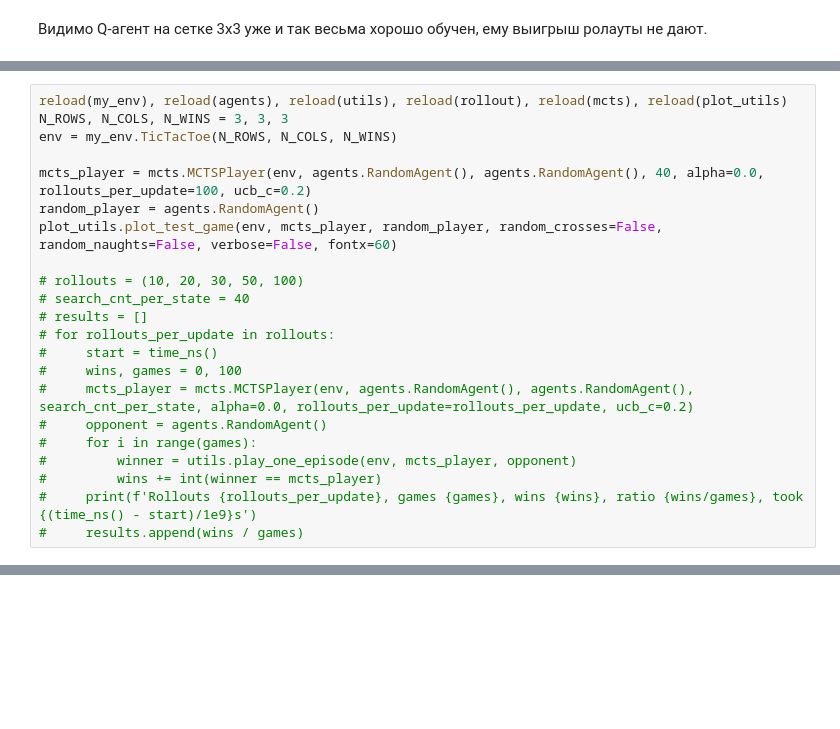
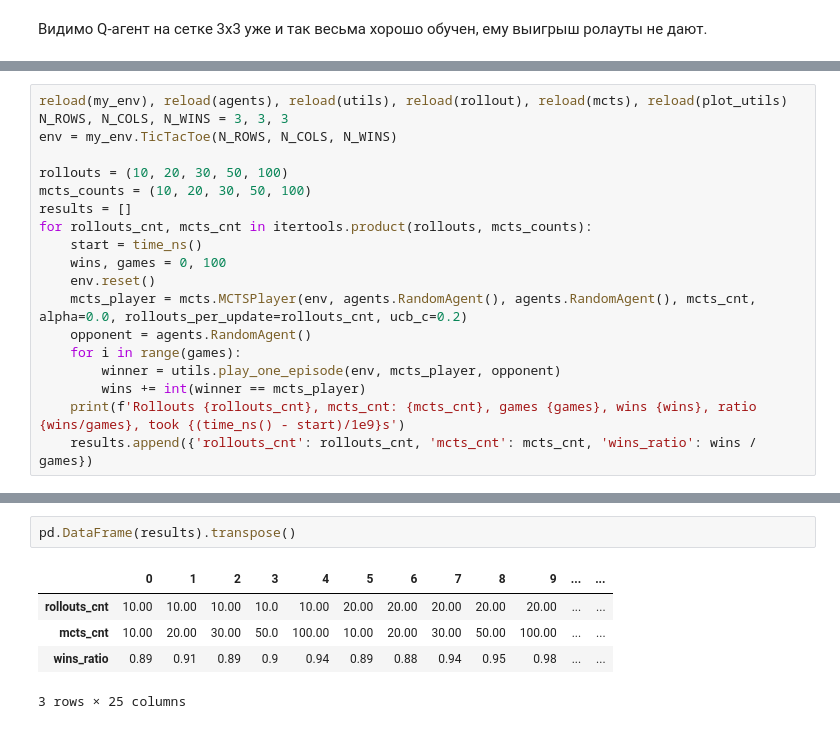
Before and after one commit to Wunder9l/made_ml_rl, a Jupyter notebook: hw2/homework_2.ipynb, the cells around one changed output, grey strips where cells are left out. Cells and saved outputs as stored; diff of their text form; blank space fills up the shorter version.

```diff
--- a/hw2/homework_2.ipynb
+++ b/hw2/homework_2.ipynb
@@ -352,22 +351,0 @@ plot_rollouts(rollouts_per_state, results, times)
-# %%
-reload(my_env), reload(agents), reload(utils), reload(rollout), reload(mcts), reload(plot_utils)
-N_ROWS, N_COLS, N_WINS = 3, 3, 3
-env = my_env.TicTacToe(N_ROWS, N_COLS, N_WINS)
-
-mcts_player = mcts.MCTSPlayer(env, agents.RandomAgent(), agents.RandomAgent(), 40, alpha=0.0, rollouts_per_update=100, ucb_c=0.2)
-random_player = agents.RandomAgent()
-plot_utils.plot_test_game(env, mcts_player, random_player, random_crosses=False, random_naughts=False, verbose=False, fontx=60)
-
-# rollouts = (10, 20, 30, 50, 100)
-# search_cnt_per_state = 40
-# results = []
-# for rollouts_per_update in rollouts:
-#     start = time_ns()
-#     wins, games = 0, 100
-#     mcts_player = mcts.MCTSPlayer(env, agents.RandomAgent(), agents.RandomAgent(), search_cnt_per_state, alpha=0.0, rollouts_per_update=rollouts_per_update, ucb_c=0.2)
-#     opponent = agents.RandomAgent()
-#     for i in range(games):
-#         winner = utils.play_one_episode(env, mcts_player, opponent)
-#         wins += int(winner == mcts_player)
-#     print(f'Rollouts {rollouts_per_update}, games {games}, wins {wins}, ratio {wins/games}, took {(time_ns() - start)/1e9}s')
-#     results.append(wins / games)
@@ -375,0 +354,19 @@ IndentationError: expected an indented block (mcts.py, line 163)
+# %%
+reload(my_env), reload(agents), reload(utils), reload(rollout), reload(mcts), reload(plot_utils)
+N_ROWS, N_COLS, N_WINS = 3, 3, 3
+env = my_env.TicTacToe(N_ROWS, N_COLS, N_WINS)
+
+rollouts = (10, 20, 30, 50, 100)
+mcts_counts = (10, 20, 30, 50, 100)
+results = []
+for rollouts_cnt, mcts_cnt in itertools.product(rollouts, mcts_counts):
+    start = time_ns()
+    wins, games = 0, 100
+    env.reset()
+    mcts_player = mcts.MCTSPlayer(env, agents.RandomAgent(), agents.RandomAgent(), mcts_cnt, alpha=0.0, rollouts_per_update=rollouts_cnt, ucb_c=0.2)
+    opponent = agents.RandomAgent()
+    for i in range(games):
+        winner = utils.play_one_episode(env, mcts_player, opponent)
+        wins += int(winner == mcts_player)
+    print(f'Rollouts {rollouts_cnt}, mcts_cnt: {mcts_cnt}, games {games}, wins {wins}, ratio {wins/games}, took {(time_ns() - start)/1e9}s')
+    results.append({'rollouts_cnt': rollouts_cnt, 'mcts_cnt': mcts_cnt, 'wins_ratio': wins / games})
@@ -375,0 +391,8 @@ IndentationError: expected an indented block (mcts.py, line 163)
+# %%
+pd.DataFrame(results).transpose()
+# %% [output]
+|  | 0 | 1 | 2 | 3 | 4 | 5 | 6 | 7 | 8 | 9 | ... | ... |
+| rollouts_cnt | 10.00 | 10.00 | 10.00 | 10.0 | 10.00 | 20.00 | 20.00 | 20.00 | 20.00 | 20.00 | ... | ... |
+| mcts_cnt | 10.00 | 20.00 | 30.00 | 50.0 | 100.00 | 10.00 | 20.00 | 30.00 | 50.00 | 100.00 | ... | ... |
+| wins_ratio | 0.89 | 0.91 | 0.89 | 0.9 | 0.94 | 0.89 | 0.88 | 0.94 | 0.95 | 0.98 | ... | ... |
+3 rows × 25 columns
```
Also changed, not shown: parts of 6 cells of this notebook, 1 other file.
